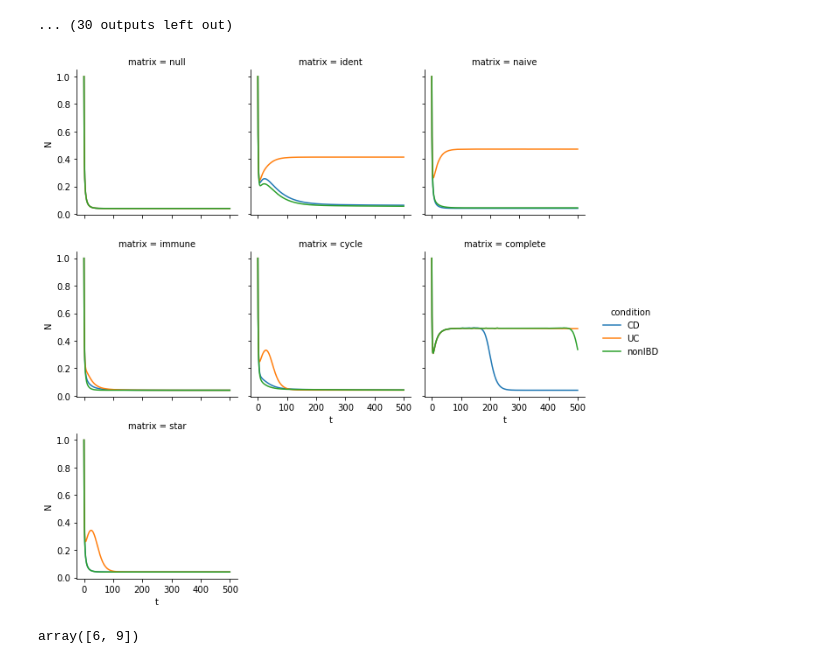
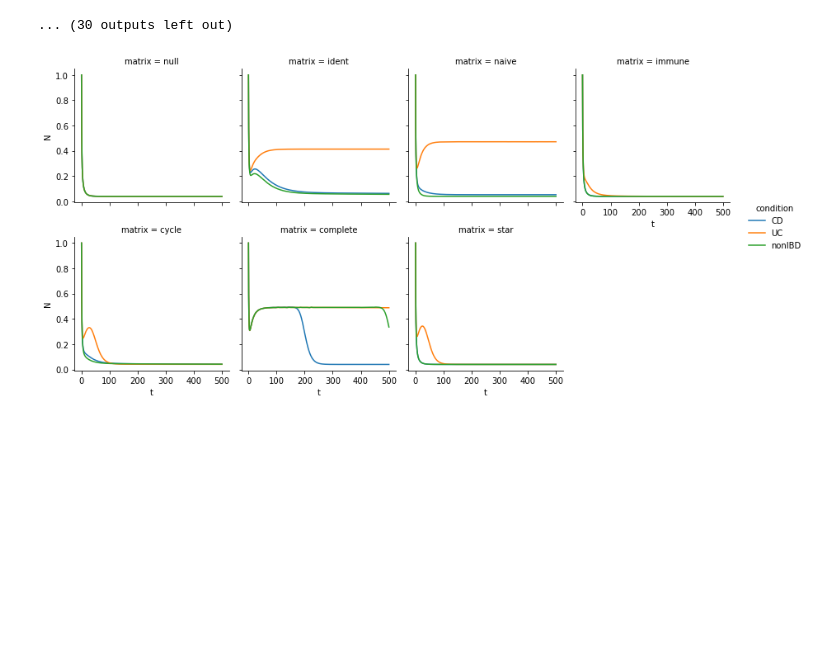
Before and after one commit to DJSiddharthVader/Simulations-02712-Project, a Jupyter notebook: Notebooks/Micro Biome Analysis.ipynb, the cells around one changed output. Drawn from its saved outputs; the diff is of its cells as text; code cells hidden in the pictures; blank space fills up the shorter version.

Commit message:
saved microbiome figure to png

```diff
--- a/Notebooks/Micro Biome Analysis.ipynb
+++ b/Notebooks/Micro Biome Analysis.ipynb
@@ -19,15 +19,13 @@ import os
 import operator
 import seaborn as sns
 # %%
-path = "/Users/trop/Documents/GitHub/Simulations-02712-Project/Data"
-
-
-
+path = "../Data"
 metaFile = "filtered_hmp2_metadata.tsv"
 taxFile = "taxonomic_profiles.tsv"
 
-metaData = pd.read_csv(os.path.join(path,metaFile),sep='\t', header = 0)
-taxData = pd.read_csv(os.path.join(path,taxFile),sep='\t', header = 0)
+metaData = pd.read_csv(os.path.join(path, metaFile), sep='\t', header=0)
+taxData = pd.read_csv(os.path.join(path, taxFile), sep='\t', header=0)
 
-metaData
+print(metaData.shape)
+metaData.head()
 # %% [output]
@@ -249,15 +236,10 @@ plotting...
 ... (30 outputs left out)
 # %%
 data = pd.concat(data)
-plotFinal = sns.FacetGrid(data,col = "matrix",hue = "condition",col_wrap = 3)
+plotFinal = sns.FacetGrid(data, col = "matrix",hue = "condition",col_wrap = 4)
 plotFinal.map_dataframe(sns.lineplot, x = "t", y = "N")
 plotFinal.add_legend()
 plotFinal.tight_layout()
+plotFinal.fig.savefig('../Documents/figures/microbiome_analysis.png')
 # %% [output]
-[figure, old version]
+[figure, new version]
-# %%
-x = np.arange(6)
-x = x.reshape(3,2)
-np.sum(x,axis = 0)
-# %% [output]
-array([6, 9])
```
Also changed, not shown: parts of 3 cells of this notebook, 1 other file.
